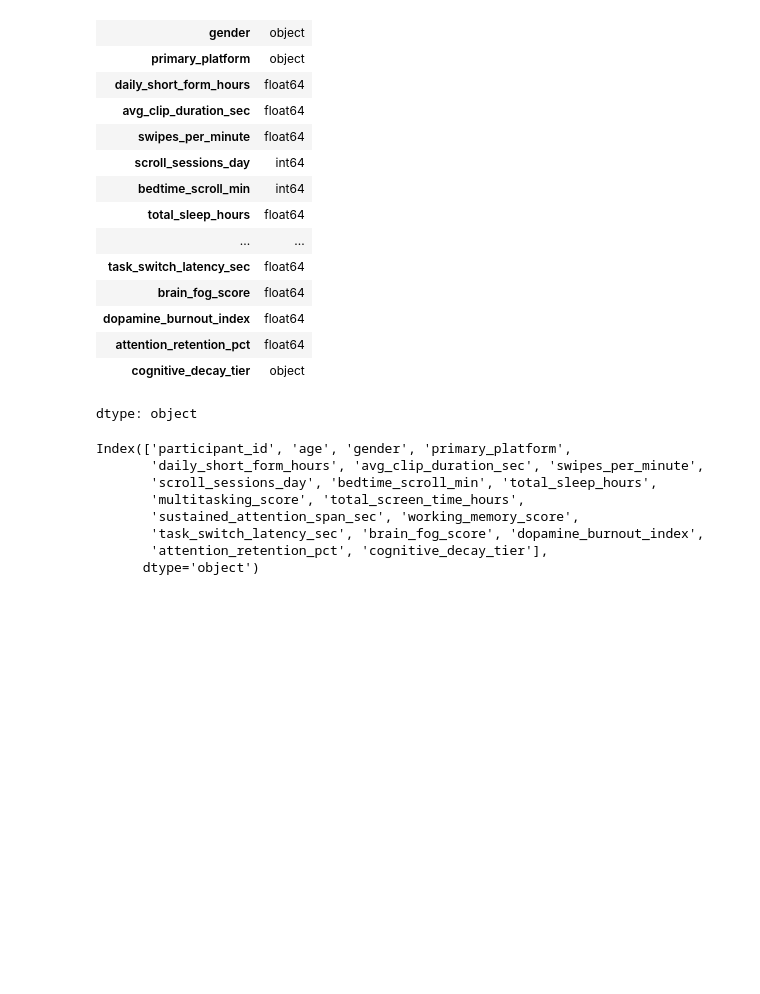
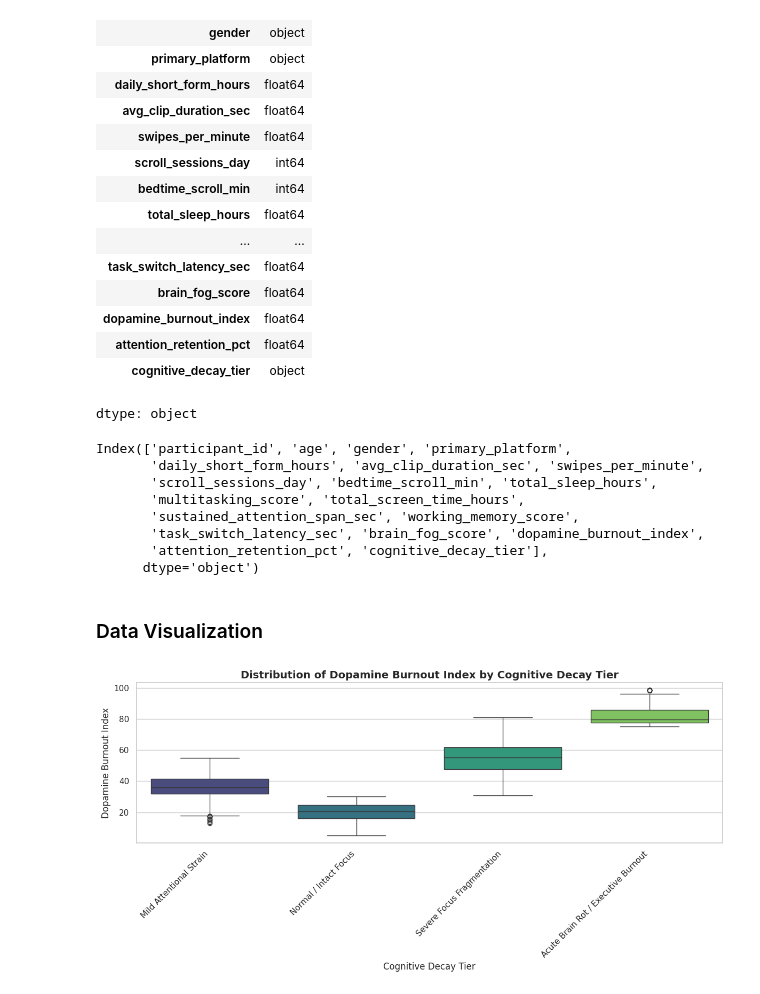
Before and after one commit to kxrrym03/Brain-rot-cognitive-decay, a Jupyter notebook: Brain_Rot_cognitive_decay.ipynb, the cells around one changed output. Cells and saved outputs as stored; diff of their text form; code cells hidden in the pictures; blank space fills up the shorter version.

```diff
--- a/Brain_Rot_cognitive_decay.ipynb
+++ b/Brain_Rot_cognitive_decay.ipynb
@@ -123,3 +123,22 @@ Index(['participant_id', 'age', 'gender', 'primary_platform',
        'task_switch_latency_sec', 'brain_fog_score', 'dopamine_burnout_index',
        'attention_retention_pct', 'cognitive_decay_tier'],
       dtype='object')
+# %% [markdown]
+### Data Visualization
+# %%
+sns.set_theme(style='whitegrid')
+plt.figure(figsize=(12, 6))
+
+# Create a boxplot to show the distribution of dopamine burnout index by cognitive decay tier
+sns.boxplot(data=df,x='cognitive_decay_tier',y='dopamine_burnout_index',palette='viridis',hue='cognitive_decay_tier',legend=False)
+
+# Customize labels and title
+plt.title('Distribution of Dopamine Burnout Index by Cognitive Decay Tier', fontsize=14, fontweight='bold')
+plt.xlabel('Cognitive Decay Tier', fontsize=12)
+plt.ylabel('Dopamine Burnout Index', fontsize=12)
+plt.xticks(rotation=45, ha='right')
+
+plt.tight_layout()
+plt.show()
+# %% [output]
+[figure, added]
```
Also changed, not shown: parts of 6 cells of this notebook.
